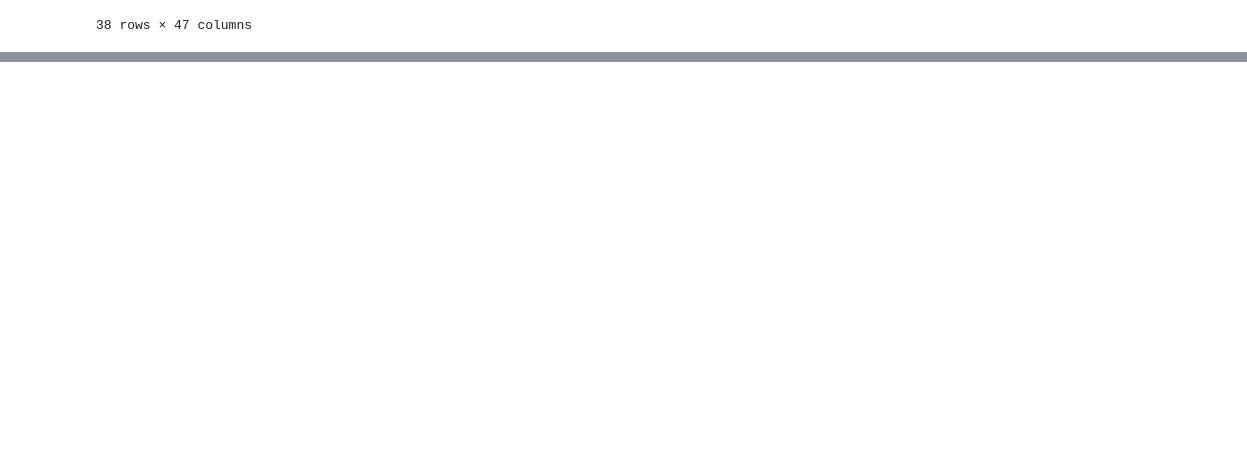
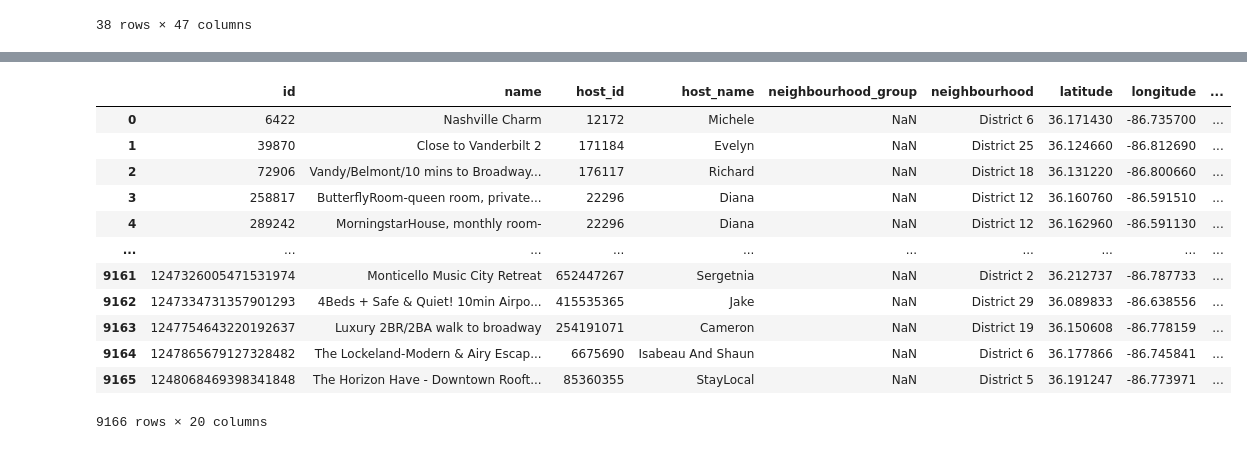
Before and after one commit to v-veena/Short_Term_Rental_Nashville_Capstone, a Jupyter notebook: notebook/shorterm_rental.ipynb, the cells around one changed output, grey strips where cells are left out. Drawn from its saved outputs; the diff is of its cells as text; code cells hidden in the pictures; blank space fills up the shorter version.

Commit message:
merged 2 data frames

```diff
--- a/notebook/shorterm_rental.ipynb
+++ b/notebook/shorterm_rental.ipynb
@@ -16,3 +19,6 @@ permits.head(3)
 | 1 | 201512342 | Short Term Rental - Non-Owner Occ... | 4/6/2015 5:00:00 AM | 4/6/2015 5:00:00 AM | 1004 MANSFIELD ST | NASHVILLE | TN | S SIDE MANSFIELD ST E OF MCFERRIN... | ... |
 | 2 | 201512346 | Short Term Rental - Non-Owner Occ... | 4/6/2015 5:00:00 AM | 4/7/2015 5:00:00 AM | 1027 DELMAS AVE | NASHVILLE | TN | PT LOT 3 EASTHILL SUB | ... |
 3 rows × 39 columns
+# %%
+listings = pd.read_csv('../data/listings.csv')
+listings.head(5)
@@ -343,0 +396,21 @@ by_end_of_2025
+# %%
+#Create Rental Listing Distance From Airport and Nashville City Center
+downtown_nashville = (36.165890, -86.784440)
+airport_nashville = (36.131687, -86.668823)
+listings["downtown_distance"] = listings.apply(lambda x:gd.distance((x["latitude"], x["longitude"]), downtown_nashville).miles, axis=1)
+listings["airport_distance"] = listings.apply(lambda x:gd.distance((x["latitude"], x["longitude"]), airport_nashville).miles, axis=1)
+listings
+# %% [output]
+|  | id | name | host_id | host_name | neighbourhood_group | neighbourhood | latitude | longitude | ... |
+| 0 | 6422 | Nashville Charm | 12172 | Michele | NaN | District 6 | 36.171430 | -86.735700 | ... |
+| 1 | 39870 | Close to Vanderbilt 2 | 171184 | Evelyn | NaN | District 25 | 36.124660 | -86.812690 | ... |
+| 2 | 72906 | Vandy/Belmont/10 mins to Broadway... | 176117 | Richard | NaN | District 18 | 36.131220 | -86.800660 | ... |
+| 3 | 258817 | ButterflyRoom-queen room, private... | 22296 | Diana | NaN | District 12 | 36.160760 | -86.591510 | ... |
+| 4 | 289242 | MorningstarHouse, monthly room- | 22296 | Diana | NaN | District 12 | 36.162960 | -86.591130 | ... |
+| ... | ... | ... | ... | ... | ... | ... | ... | ... | ... |
+| 9161 | 1247326005471531974 | Monticello Music City Retreat | 652447267 | Sergetnia | NaN | District 2 | 36.212737 | -86.787733 | ... |
+| 9162 | 1247334731357901293 | 4Beds + Safe & Quiet! 10min Airpo... | 415535365 | Jake | NaN | District 29 | 36.089833 | -86.638556 | ... |
+| 9163 | 1247754643220192637 | Luxury 2BR/2BA walk to broadway | 254191071 | Cameron | NaN | District 19 | 36.150608 | -86.778159 | ... |
+| 9164 | 1247865679127328482 | The Lockeland-Modern & Airy Escap... | 6675690 | Isabeau And Shaun | NaN | District 6 | 36.177866 | -86.745841 | ... |
+| 9165 | 1248068469398341848 | The Horizon Have - Downtown Rooft... | 85360355 | StayLocal | NaN | District 5 | 36.191247 | -86.773971 | ... |
+9166 rows × 20 columns
```
Also changed, not shown: parts of 20 cells of this notebook.
